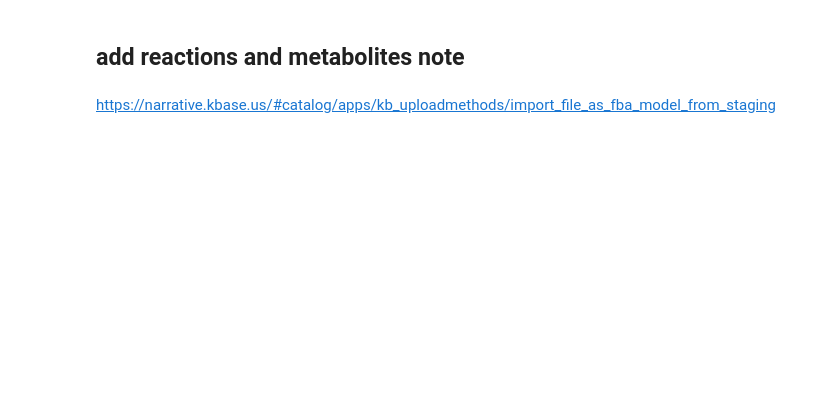
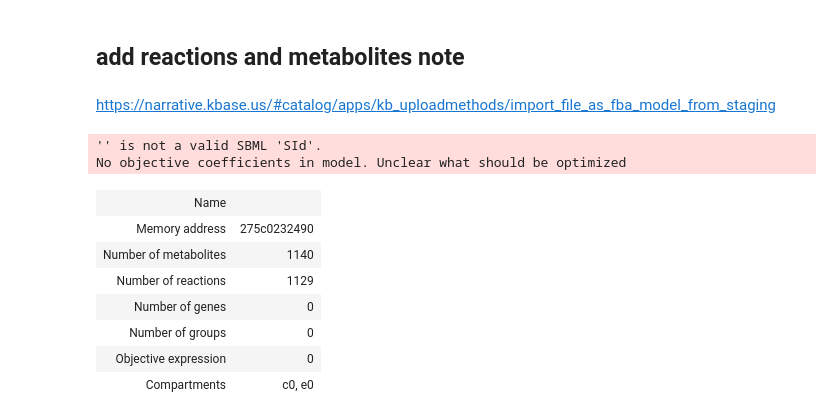
Before and after one commit to xinlia/BuildGEM, a Jupyter notebook: 2_3_model_building_modelseed.ipynb, the cells around one changed output. Cells and saved outputs as stored; diff of their text form; code cells hidden in the pictures; blank space fills up the shorter version.

```diff
--- a/2_3_model_building_modelseed.ipynb
+++ b/2_3_model_building_modelseed.ipynb
@@ -496,3 +509,18 @@ new_model
 ## add reactions and metabolites note
 # %% [markdown]
 https://narrative.kbase.us/#catalog/apps/kb_uploadmethods/import_file_as_fba_model_from_staging
+# %%
+import cobra
+model = cobra.io.read_sbml_model(org_name+'_model\\'+org_name+'_add_from_modelseed.xml_model.xml')
+model
+# %% [output]
+'' is not a valid SBML 'SId'.
+No objective coefficients in model. Unclear what should be optimized
+| Name |  |
+| Memory address | 275c0232490 |
+| Number of metabolites | 1140 |
+| Number of reactions | 1129 |
+| Number of genes | 0 |
+| Number of groups | 0 |
+| Objective expression | 0 |
+| Compartments | c0, e0 |
```
Also changed, not shown: parts of 24 cells of this notebook, 10 other files.
